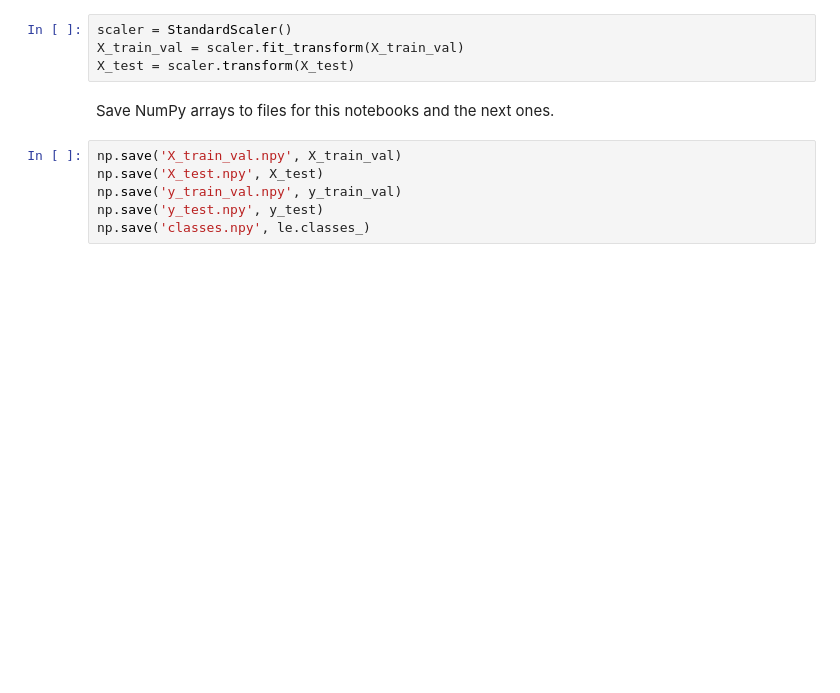
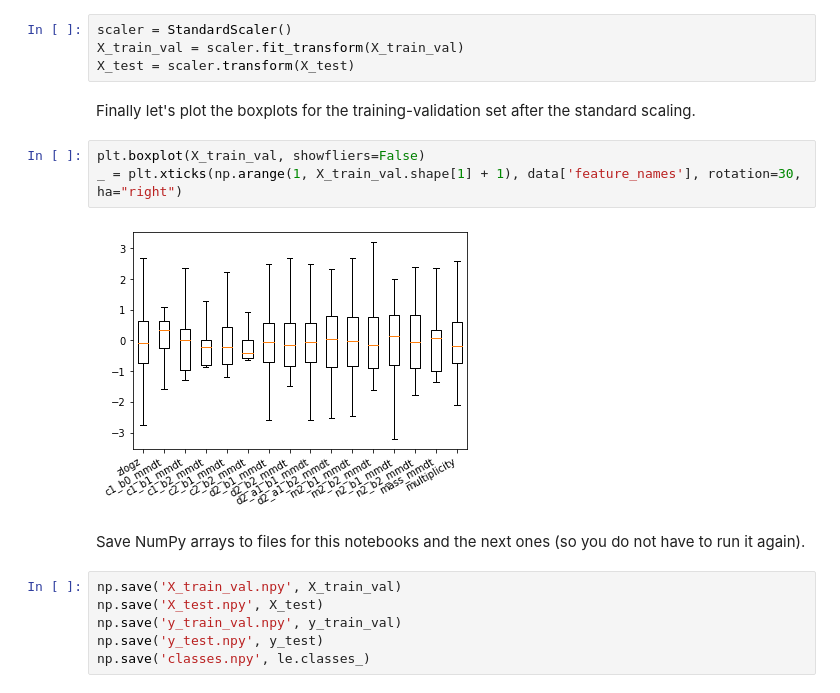
Before and after one commit to fastmachinelearning/hls4ml-tutorial, a Jupyter notebook: part1_getting_started.ipynb, the cells around one changed output. Saved outputs shown, nothing was run; the diff lists cells and outputs as text; blank space fills up the shorter version.

```diff
--- a/part1_getting_started.ipynb
+++ b/part1_getting_started.ipynb
@@ -78,8 +147,15 @@ where `u` is the mean of the training samples and `s` is the standard deviation
 scaler = StandardScaler()
 X_train_val = scaler.fit_transform(X_train_val)
 X_test = scaler.transform(X_test)
+# %% [markdown]
+Finally let's plot the boxplots for the training-validation set after the standard scaling.
+# %%
+plt.boxplot(X_train_val, showfliers=False)
+_ = plt.xticks(np.arange(1, X_train_val.shape[1] + 1), data['feature_names'], rotation=30, ha="right")
+# %% [output]
+[figure, added]
 # %% [markdown]
-Save NumPy arrays to files for this notebooks and the next ones.
+Save NumPy arrays to files for this notebooks and the next ones (so you do not have to run it again).
 # %%
 np.save('X_train_val.npy', X_train_val)
 np.save('X_test.npy', X_test)
```
Also changed, not shown: parts of 39 cells of this notebook, 2 other files.
